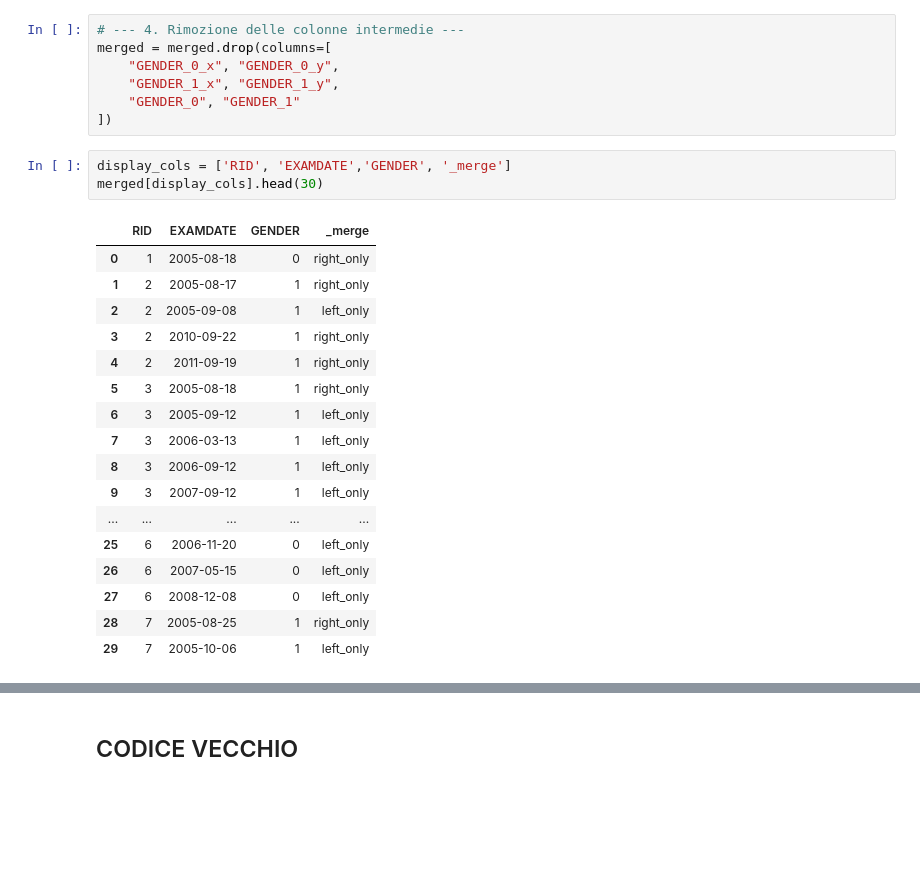
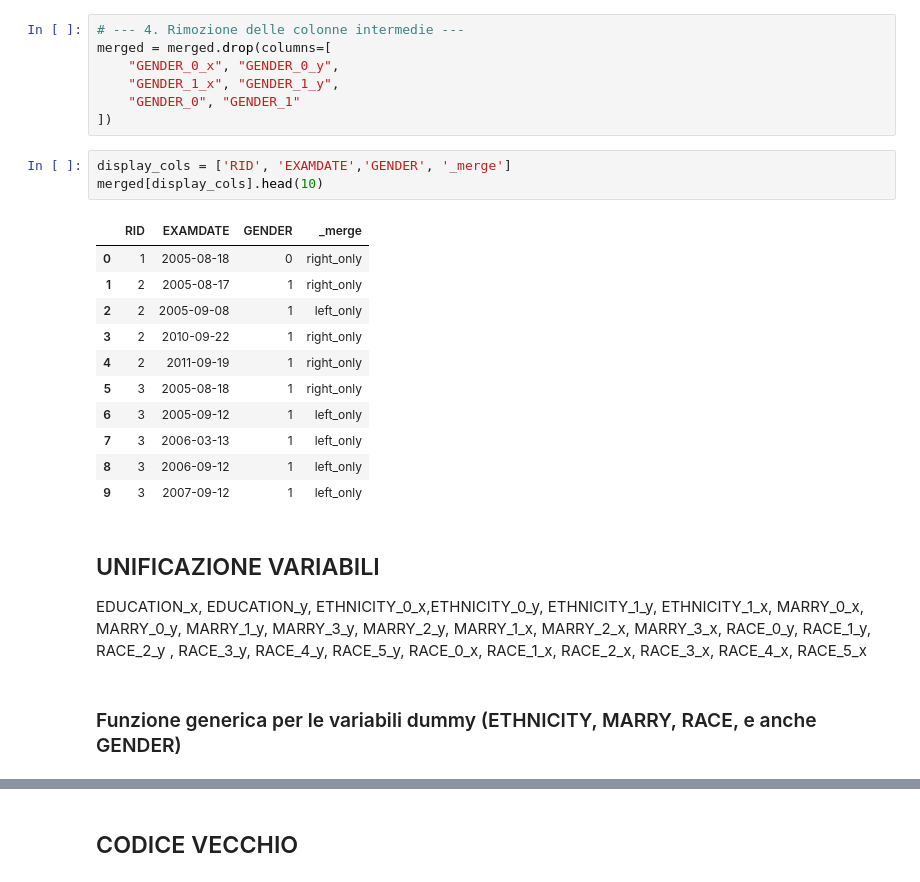
Before and after one commit to RossanaFacchin/DataCleaning, a Jupyter notebook: visualizzazione_dati_test.ipynb, the cells around one changed output, grey strips where cells are left out. Cells and saved outputs as stored; diff of their text form; blank space fills up the shorter version.

Commit message:
UNIFICAZIONE variabili _x e _y + cancellazione

```diff
--- a/visualizzazione_dati_test.ipynb
+++ b/visualizzazione_dati_test.ipynb
@@ -640,22 +640,21 @@ merged = merged.drop(columns=[
 ])
 # %%
 display_cols = ['RID', 'EXAMDATE','GENDER', '_merge']
-merged[display_cols].head(30)
+merged[display_cols].head(10)
 # %% [output]
 |  | RID | EXAMDATE | GENDER | _merge |
 | 0 | 1 | 2005-08-18 | 0 | right_only |
 | 1 | 2 | 2005-08-17 | 1 | right_only |
 | 2 | 2 | 2005-09-08 | 1 | left_only |
 | 3 | 2 | 2010-09-22 | 1 | right_only |
 | 4 | 2 | 2011-09-19 | 1 | right_only |
 | 5 | 3 | 2005-08-18 | 1 | right_only |
 | 6 | 3 | 2005-09-12 | 1 | left_only |
 | 7 | 3 | 2006-03-13 | 1 | left_only |
 | 8 | 3 | 2006-09-12 | 1 | left_only |
 | 9 | 3 | 2007-09-12 | 1 | left_only |
-| ... | ... | ... | ... | ... |
-| 25 | 6 | 2006-11-20 | 0 | left_only |
-| 26 | 6 | 2007-05-15 | 0 | left_only |
-| 27 | 6 | 2008-12-08 | 0 | left_only |
-| 28 | 7 | 2005-08-25 | 1 | right_only |
-| 29 | 7 | 2005-10-06 | 1 | left_only |
+# %% [markdown]
+## UNIFICAZIONE VARIABILI
+EDUCATION_x, EDUCATION_y,  ETHNICITY_0_x,ETHNICITY_0_y, ETHNICITY_1_y,  ETHNICITY_1_x, MARRY_0_x, MARRY_0_y, MARRY_1_y, MARRY_3_y, MARRY_2_y, MARRY_1_x, MARRY_2_x, MARRY_3_x, RACE_0_y, RACE_1_y, RACE_2_y , RACE_3_y, RACE_4_y, RACE_5_y,  RACE_0_x,  RACE_1_x,  RACE_2_x,  RACE_3_x,  RACE_4_x,  RACE_5_x
+# %% [markdown]
+### Funzione generica per le variabili dummy (ETHNICITY, MARRY, RACE, e anche GENDER)
```
Also changed, not shown: parts of 5 cells of this notebook.
